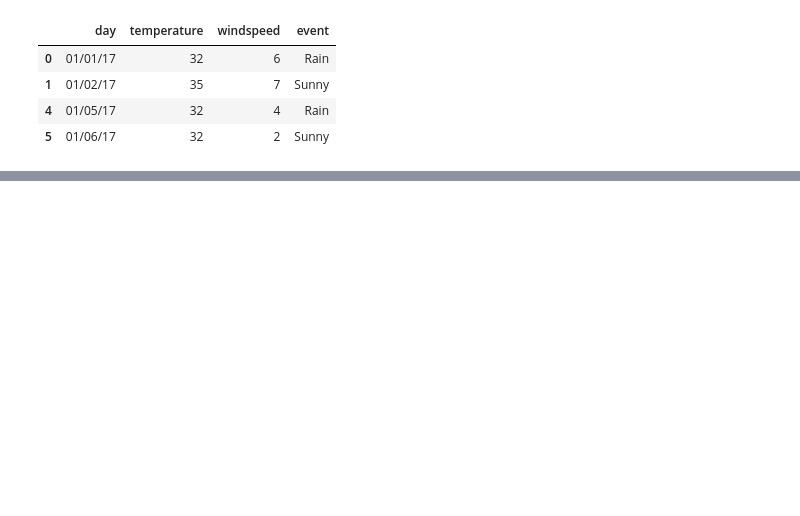
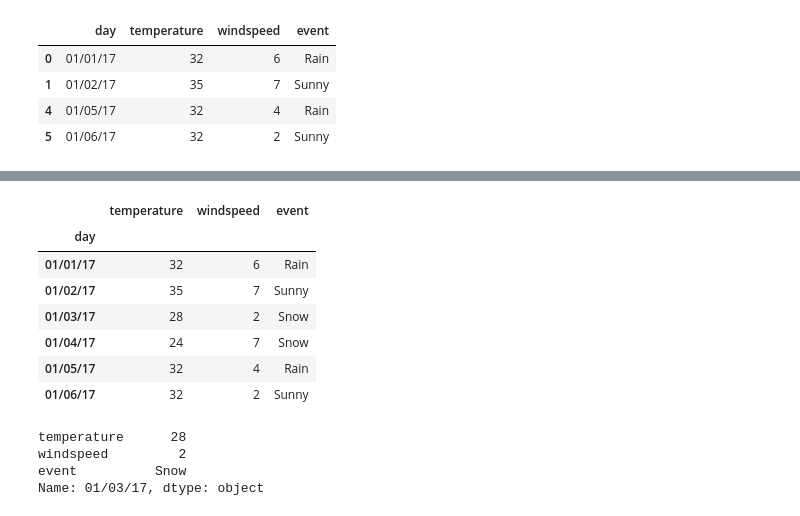
Before and after one commit to pandeydevendra/python_dev, a Jupyter notebook: ds_ml/pandas/codebasics_pandas/pandas_basics.ipynb, the cells around one changed output, grey strips where cells are left out. Drawn from its saved outputs; the diff is of its cells as text; code cells hidden in the pictures; blank space fills up the shorter version.

```diff
--- a/ds_ml/pandas/codebasics_pandas/pandas_basics.ipynb
+++ b/ds_ml/pandas/codebasics_pandas/pandas_basics.ipynb
@@ -175,0 +220,20 @@ df2 = df[['day', 'temperature']][df.temperature==df['temperature'].max()]
+# %%
+df.set_index('day', inplace = True)
+# %%
+df
+# %% [output]
+|  | temperature | windspeed | event |
+| day |  |  |  |
+| 01/01/17 | 32 | 6 | Rain |
+| 01/02/17 | 35 | 7 | Sunny |
+| 01/03/17 | 28 | 2 | Snow |
+| 01/04/17 | 24 | 7 | Snow |
+| 01/05/17 | 32 | 4 | Rain |
+| 01/06/17 | 32 | 2 | Sunny |
+# %%
+df.loc['01/03/17']
+# %% [output]
+temperature      28
+windspeed         2
+event          Snow
+Name: 01/03/17, dtype: object
```
Also changed, not shown: parts of 13 cells of this notebook, 14 other files.
